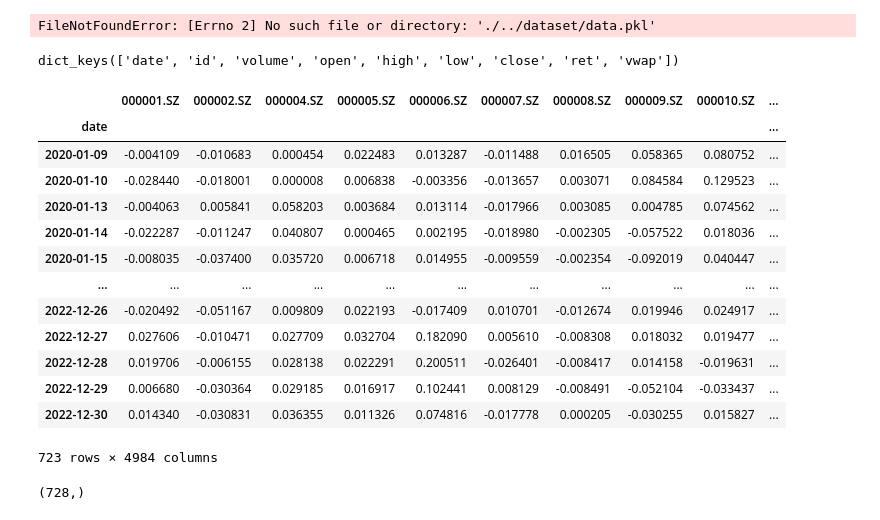
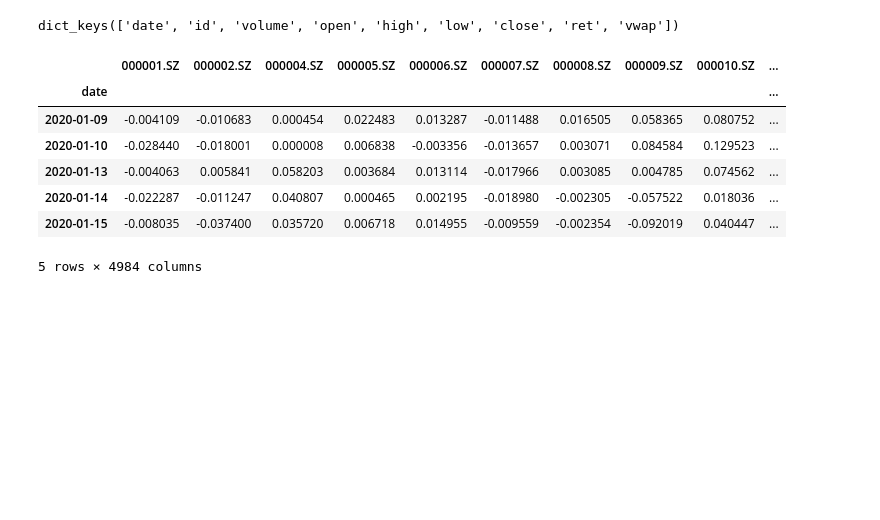
Before and after one commit to xingexjj/quantitative_trading_system, a Jupyter notebook: test.ipynb, the cells around one changed output. Saved outputs shown, nothing was run; the diff lists cells and outputs as text; code cells hidden in the pictures; blank space fills up the shorter version.

```diff
--- a/test.ipynb
+++ b/test.ipynb
@@ -10,26 +12,20 @@ from mysystem.dataset import get_data
+# %%
+PATH = './'
 # %%
-data = get_data('./')
+data = get_data(PATH)
-# %% [output]
-FileNotFoundError: [Errno 2] No such file or directory: './../dataset/data.pkl'
 # %%
 data.keys()
 # %% [output]
 dict_keys(['date', 'id', 'volume', 'open', 'high', 'low', 'close', 'ret', 'vwap'])
 # %%
 alpha = data['ret'].rolling(5).sum()
-alpha[5:]
+alpha[5:].head()
 # %% [output]
 |  | 000001.SZ | 000002.SZ | 000004.SZ | 000005.SZ | 000006.SZ | 000007.SZ | 000008.SZ | 000009.SZ | 000010.SZ | ... |
 | date |  |  |  |  |  |  |  |  |  | ... |
 | 2020-01-09 | -0.004109 | -0.010683 | 0.000454 | 0.022483 | 0.013287 | -0.011488 | 0.016505 | 0.058365 | 0.080752 | ... |
 | 2020-01-10 | -0.028440 | -0.018001 | 0.000008 | 0.006838 | -0.003356 | -0.013657 | 0.003071 | 0.084584 | 0.129523 | ... |
 | 2020-01-13 | -0.004063 | 0.005841 | 0.058203 | 0.003684 | 0.013114 | -0.017966 | 0.003085 | 0.004785 | 0.074562 | ... |
 | 2020-01-14 | -0.022287 | -0.011247 | 0.040807 | 0.000465 | 0.002195 | -0.018980 | -0.002305 | -0.057522 | 0.018036 | ... |
 | 2020-01-15 | -0.008035 | -0.037400 | 0.035720 | 0.006718 | 0.014955 | -0.009559 | -0.002354 | -0.092019 | 0.040447 | ... |
-| ... | ... | ... | ... | ... | ... | ... | ... | ... | ... | ... |
-| 2022-12-26 | -0.020492 | -0.051167 | 0.009809 | 0.022193 | -0.017409 | 0.010701 | -0.012674 | 0.019946 | 0.024917 | ... |
-| 2022-12-27 | 0.027606 | -0.010471 | 0.027709 | 0.032704 | 0.182090 | 0.005610 | -0.008308 | 0.018032 | 0.019477 | ... |
-| 2022-12-28 | 0.019706 | -0.006155 | 0.028138 | 0.022291 | 0.200511 | -0.026401 | -0.008417 | 0.014158 | -0.019631 | ... |
-| 2022-12-29 | 0.006680 | -0.030364 | 0.029185 | 0.016917 | 0.102441 | 0.008129 | -0.008491 | -0.052104 | -0.033437 | ... |
-| 2022-12-30 | 0.014340 | -0.030831 | 0.036355 | 0.011326 | 0.074816 | -0.017778 | 0.000205 | -0.030255 | 0.015827 | ... |
-723 rows × 4984 columns
+5 rows × 4984 columns
@@ -38,4 +31,0 @@ alpha = alpha.shift(1)
-# %%
-np.nansum(abs(alpha), axis = 1).shape
-# %% [output]
-(728,)
```
Also changed, not shown: parts of 9 cells of this notebook, 1 other file.
